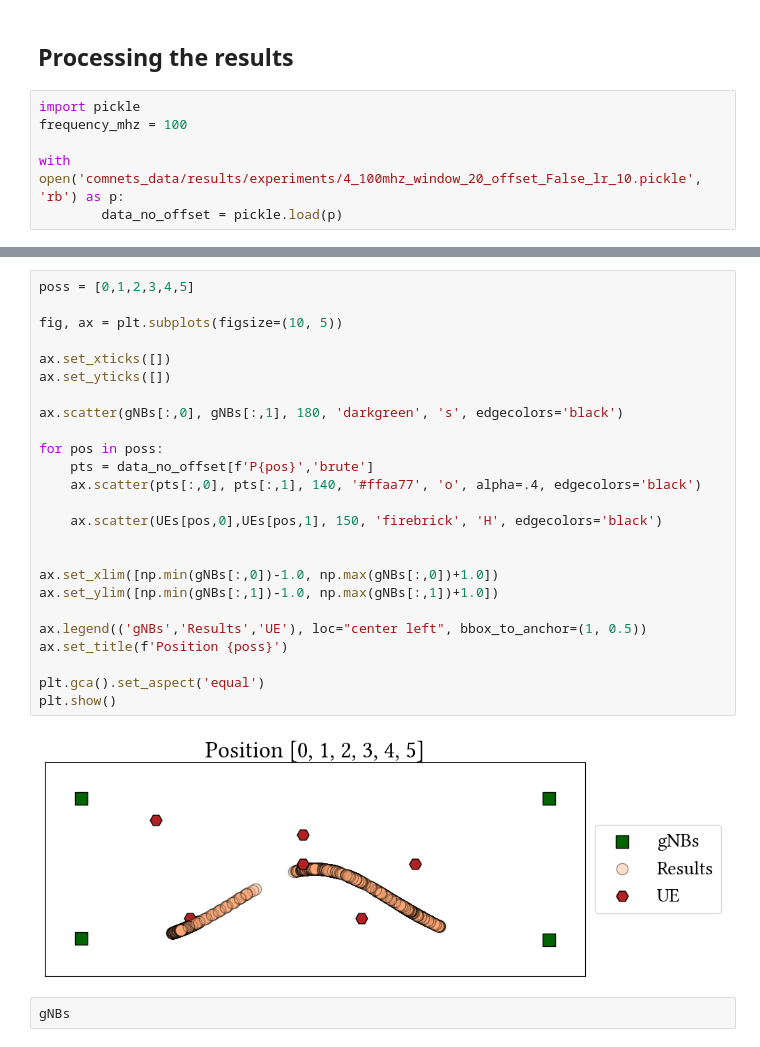
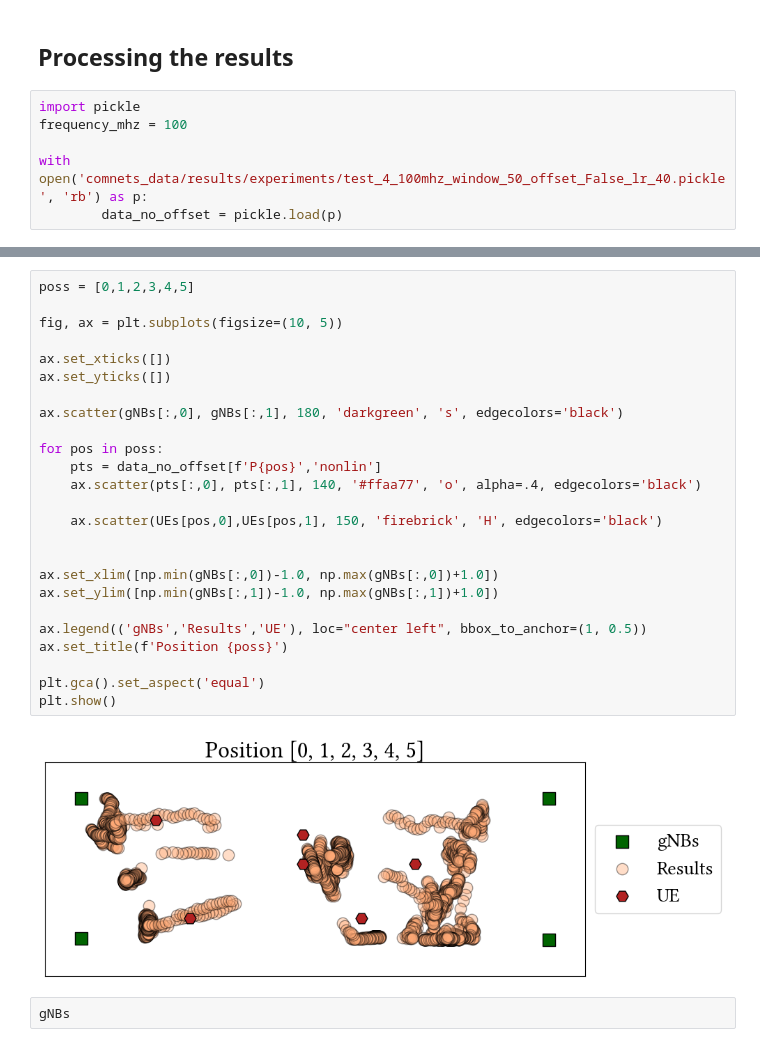
Before and after one commit to yagoliz/5glocalization, a Jupyter notebook: notebooks/ext-03-tdoa_5g_tdoa_plots_exploration.ipynb, the cells around one changed output, grey strips where cells are left out. Drawn from its saved outputs; the diff is of its cells as text.

Commit message:
fix nonlinear estimation

```diff
--- a/notebooks/ext-03-tdoa_5g_tdoa_plots_exploration.ipynb
+++ b/notebooks/ext-03-tdoa_5g_tdoa_plots_exploration.ipynb
@@ -428,7 +454,7 @@ Finished P5 - Processed 301 points.
 import pickle
 frequency_mhz = 100
 
-with open('comnets_data/results/experiments/4_100mhz_window_20_offset_False_lr_10.pickle', 'rb') as p:
+with open('comnets_data/results/experiments/test_4_100mhz_window_50_offset_False_lr_40.pickle', 'rb') as p:
         data_no_offset = pickle.load(p)
 # %%
 eelin = np.array([])
@@ -468,30 +494,30 @@ ax.legend(['Linear', 'Non-Linear/Brute-Force'])
 # %%
 poss = [0,1,2,3,4,5]
 
 fig, ax = plt.subplots(figsize=(10, 5))
 
 ax.set_xticks([])
 ax.set_yticks([])
 
 ax.scatter(gNBs[:,0], gNBs[:,1], 180, 'darkgreen', 's', edgecolors='black')
 
 for pos in poss:
-    pts = data_no_offset[f'P{pos}','brute']
+    pts = data_no_offset[f'P{pos}','nonlin']
     ax.scatter(pts[:,0], pts[:,1], 140, '#ffaa77', 'o', alpha=.4, edgecolors='black')
 
     ax.scatter(UEs[pos,0],UEs[pos,1], 150, 'firebrick', 'H', edgecolors='black')
 
 
 ax.set_xlim([np.min(gNBs[:,0])-1.0, np.max(gNBs[:,0])+1.0])
 ax.set_ylim([np.min(gNBs[:,1])-1.0, np.max(gNBs[:,1])+1.0])
 
 ax.legend(('gNBs','Results','UE'), loc="center left", bbox_to_anchor=(1, 0.5))
 ax.set_title(f'Position {poss}')
 
 plt.gca().set_aspect('equal')
 plt.show()
 # %% [output]
-[figure, old version]
+[figure, new version]
 # %%
 gNBs
 # %% [output]
```
Also changed, not shown: parts of 14 cells of this notebook, 13 other files.
